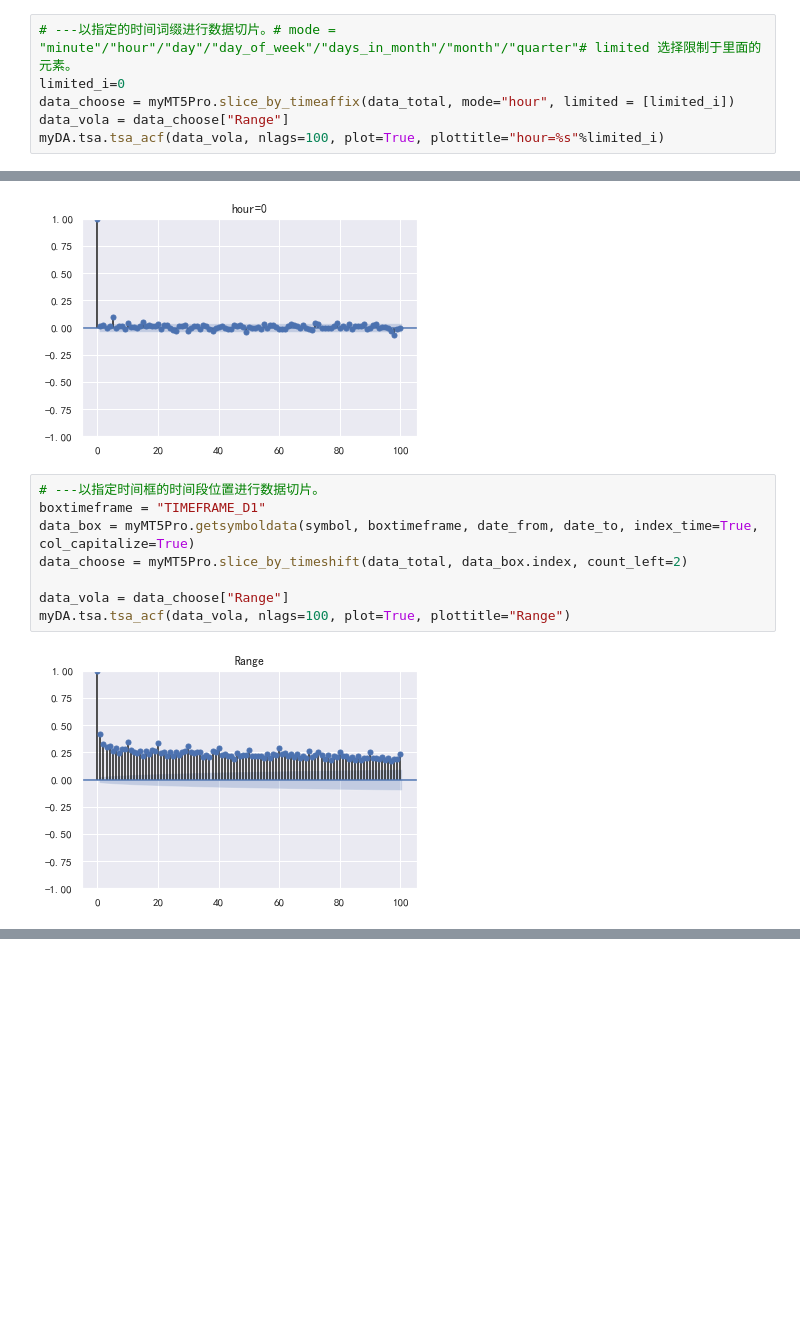
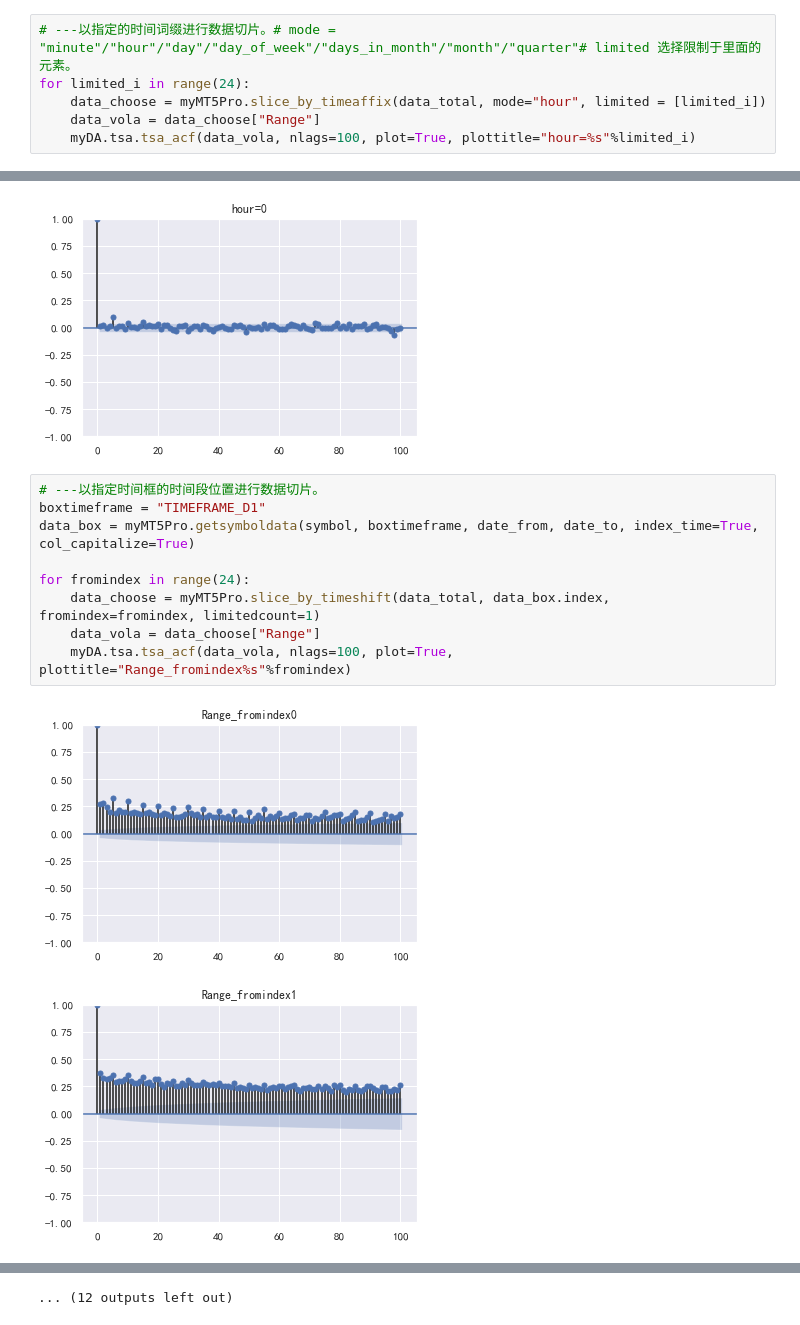
Before and after one commit to MuSaCN/PythonLearning, a Jupyter notebook: Analysis_市场研究/外汇价格自相关性研究.ipynb, the cells around one changed output, grey strips where cells are left out. Drawn from its saved outputs; the diff is of its cells as text; blank space fills up the shorter version.

```diff
--- a/Analysis_市场研究/外汇价格自相关性研究.ipynb
+++ b/Analysis_市场研究/外汇价格自相关性研究.ipynb
@@ -203,9 +203,9 @@ myDA.tsa.tsa_acf(data_vola, nlags=100, plot=True, plottitle="boxtimeframe")
 [figure]
 # %%
 # ---以指定的时间词缀进行数据切片。# mode = "minute"/"hour"/"day"/"day_of_week"/"days_in_month"/"month"/"quarter"# limited 选择限制于里面的元素。
-limited_i=0
-data_choose = myMT5Pro.slice_by_timeaffix(data_total, mode="hour", limited = [limited_i])
-data_vola = data_choose["Range"]
-myDA.tsa.tsa_acf(data_vola, nlags=100, plot=True, plottitle="hour=%s"%limited_i)
+for limited_i in range(24):
+    data_choose = myMT5Pro.slice_by_timeaffix(data_total, mode="hour", limited = [limited_i])
+    data_vola = data_choose["Range"]
+    myDA.tsa.tsa_acf(data_vola, nlags=100, plot=True, plottitle="hour=%s"%limited_i)
 # %% [output]
 [figure]
@@ -227,10 +239,12 @@ myDA.tsa.tsa_acf(data_vola, nlags=100, plot=True, plottitle="hour=%s"%limited_i)
 # %%
 # ---以指定时间框的时间段位置进行数据切片。
 boxtimeframe = "TIMEFRAME_D1"
 data_box = myMT5Pro.getsymboldata(symbol, boxtimeframe, date_from, date_to, index_time=True, col_capitalize=True)
-data_choose = myMT5Pro.slice_by_timeshift(data_total, data_box.index, count_left=2)
 
-data_vola = data_choose["Range"]
-myDA.tsa.tsa_acf(data_vola, nlags=100, plot=True, plottitle="Range")
+for fromindex in range(24):
+    data_choose = myMT5Pro.slice_by_timeshift(data_total, data_box.index, fromindex=fromindex, limitedcount=1)
+    data_vola = data_choose["Range"]
+    myDA.tsa.tsa_acf(data_vola, nlags=100, plot=True, plottitle="Range_fromindex%s"%fromindex)
 # %% [output]
-[figure, old version]
+[figure, new version]
+[figure, added]
@@ -236,0 +261 @@ myDA.tsa.tsa_acf(data_vola, nlags=100, plot=True, plottitle="Range")
+... (12 outputs left out)
```
Also changed, not shown: parts of 2 cells of this notebook.
